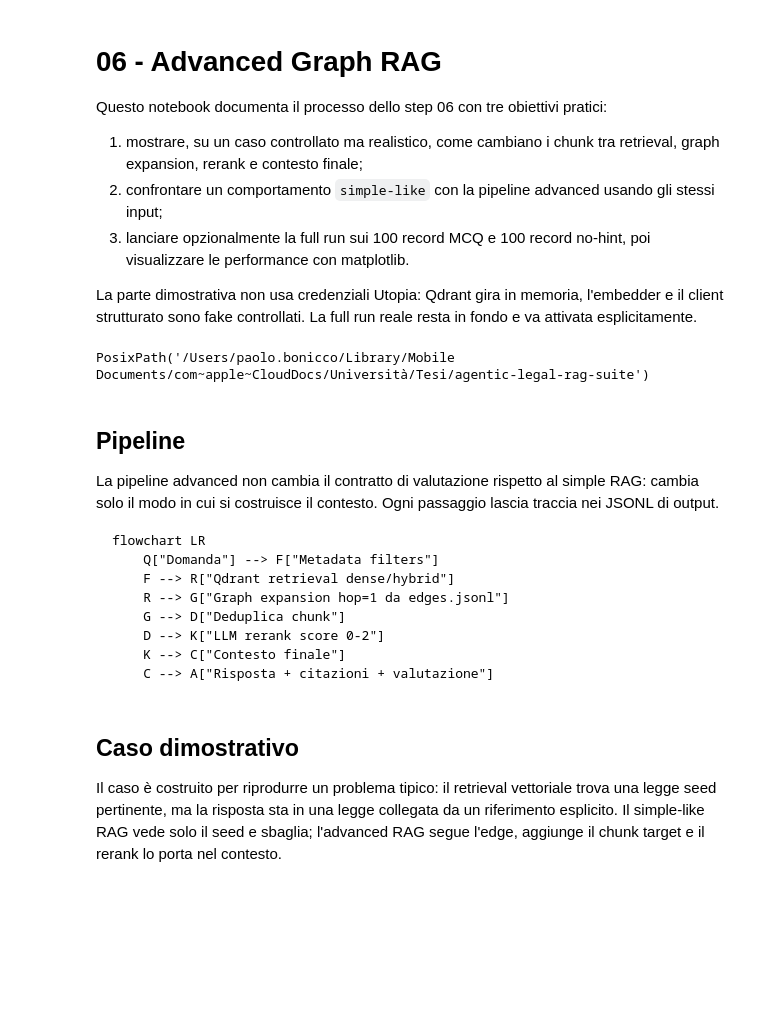
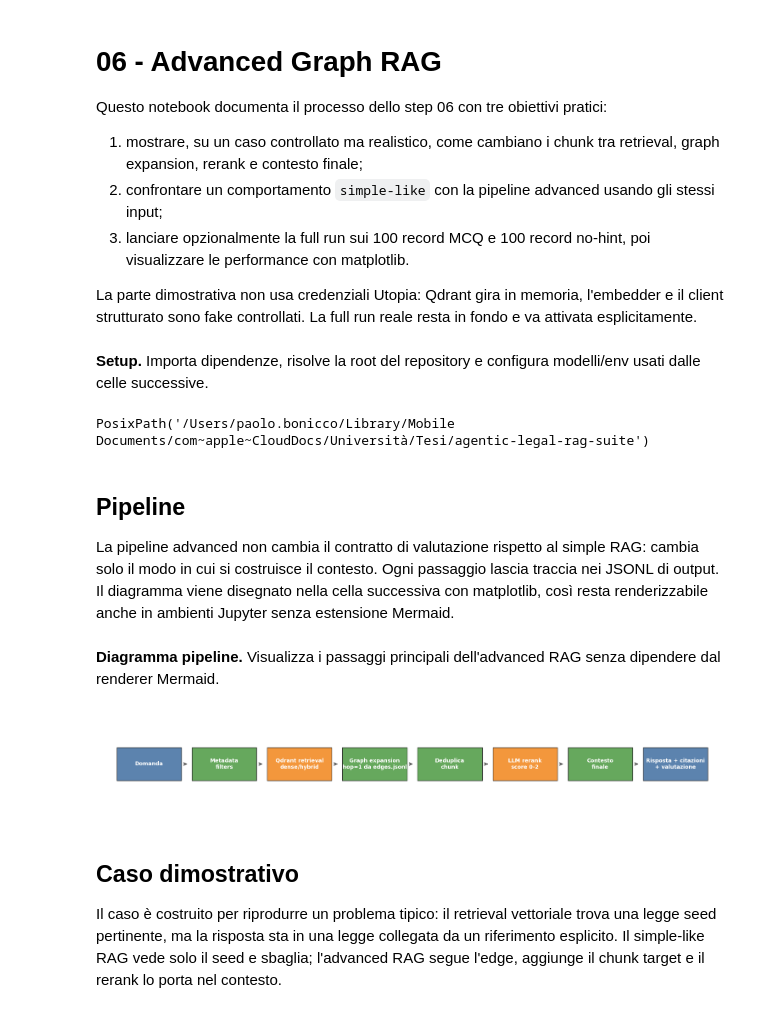
Before and after one commit to PaoloBonicco7/agentic-legal-rag-suite, a Jupyter notebook: notebooks/06_advanced_graph_rag.ipynb, the cells around one changed output. Drawn from its saved outputs; the diff is of its cells as text; code cells hidden in the pictures; blank space fills up the shorter version.

````diff
--- a/notebooks/06_advanced_graph_rag.ipynb
+++ b/notebooks/06_advanced_graph_rag.ipynb
@@ -8,6 +8,8 @@ Questo notebook documenta il processo dello step 06 con tre obiettivi pratici:
 3. lanciare opzionalmente la full run sui 100 record MCQ e 100 record no-hint, poi visualizzare le performance con matplotlib.
 
 La parte dimostrativa non usa credenziali Utopia: Qdrant gira in memoria, l'embedder e il client strutturato sono fake controllati. La full run reale resta in fondo e va attivata esplicitamente.
+# %% [markdown]
+**Setup.** Importa dipendenze, risolve la root del repository e configura modelli/env usati dalle celle successive.
 # %%
 from __future__ import annotations
 
@@ -49,18 +61,56 @@ PosixPath('/Users/paolo.bonicco/Library/Mobile Documents/com~apple~CloudDocs/Uni
 # %% [markdown]
 ## Pipeline
 
-La pipeline advanced non cambia il contratto di valutazione rispetto al simple RAG: cambia solo il modo in cui si costruisce il contesto. Ogni passaggio lascia traccia nei JSONL di output.
-
-```mermaid
-flowchart LR
-    Q["Domanda"] --> F["Metadata filters"]
-    F --> R["Qdrant retrieval dense/hybrid"]
-    R --> G["Graph expansion hop=1 da edges.jsonl"]
-    G --> D["Deduplica chunk"]
-    D --> K["LLM rerank score 0-2"]
-    K --> C["Contesto finale"]
-    C --> A["Risposta + citazioni + valutazione"]
-```
+La pipeline advanced non cambia il contratto di valutazione rispetto al simple RAG: cambia solo il modo in cui si costruisce il contesto. Ogni passaggio lascia traccia nei JSONL di output. Il diagramma viene disegnato nella cella successiva con matplotlib, così resta renderizzabile anche in ambienti Jupyter senza estensione Mermaid.
+# %% [markdown]
+**Diagramma pipeline.** Visualizza i passaggi principali dell'advanced RAG senza dipendere dal renderer Mermaid.
+# %%
+pipeline_steps = [
+    "Domanda",
+    "Metadata\nfilters",
+    "Qdrant retrieval\ndense/hybrid",
+    "Graph expansion\nhop=1 da edges.jsonl",
+    "Deduplica\nchunk",
+    "LLM rerank\nscore 0-2",
+    "Contesto\nfinale",
+    "Risposta + citazioni\n+ valutazione",
+]
+
+fig, ax = plt.subplots(figsize=(15, 2.6))
+ax.axis("off")
+
+x_positions = list(range(len(pipeline_steps)))
+y = 0.5
+box_width = 0.86
+box_height = 0.34
+
+for idx, label in enumerate(pipeline_steps):
+    color = "#4e79a7" if idx in {0, 7} else "#f28e2b" if idx in {2, 5} else "#59a14f"
+    rect = plt.Rectangle(
+        (idx - box_width / 2, y - box_height / 2),
+        box_width,
+        box_height,
+        facecolor=color,
+        edgecolor="#222222",
+        linewidth=1.0,
+        alpha=0.92,
+    )
+    ax.add_patch(rect)
+    ax.text(idx, y, label, ha="center", va="center", color="white", fontsize=9, weight="bold")
+    if idx < len(pipeline_steps) - 1:
+        ax.annotate(
+            "",
+            xy=(idx + 1 - box_width / 2 - 0.05, y),
+            xytext=(idx + box_width / 2 + 0.05, y),
+            arrowprops={"arrowstyle": "->", "lw": 1.5, "color": "#333333"},
+        )
+
+ax.set_xlim(-0.65, len(pipeline_steps) - 0.35)
+ax.set_ylim(0, 1)
+plt.tight_layout()
+plt.show()
+# %% [output]
+[figure, added]
 # %% [markdown]
 ## Caso dimostrativo
 
````
Also changed, not shown: parts of 33 cells of this notebook, 15 other files.
